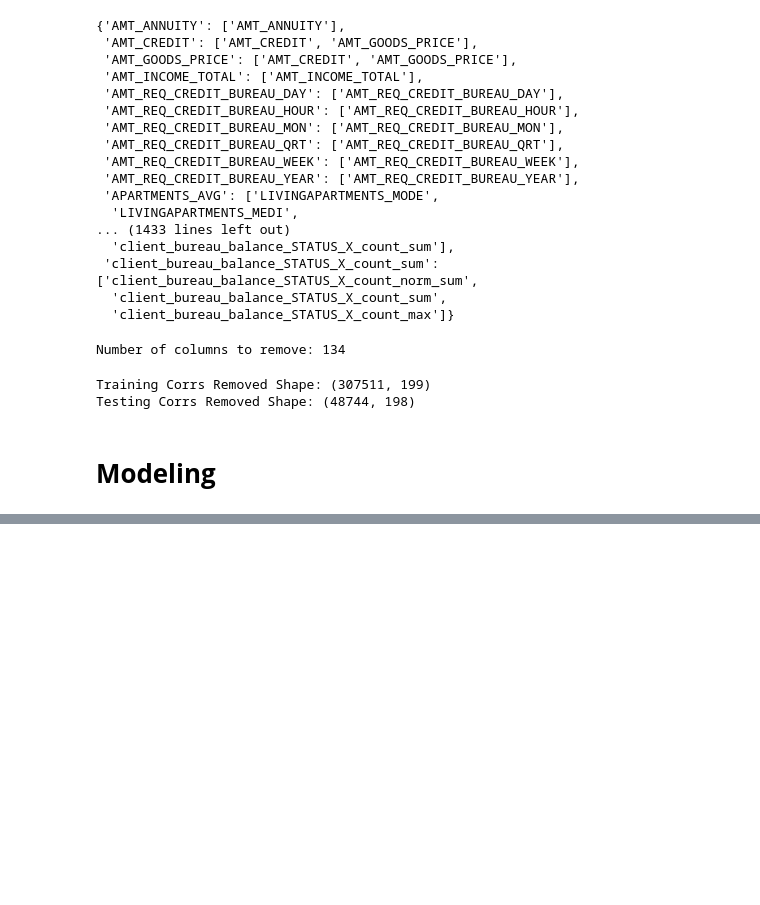
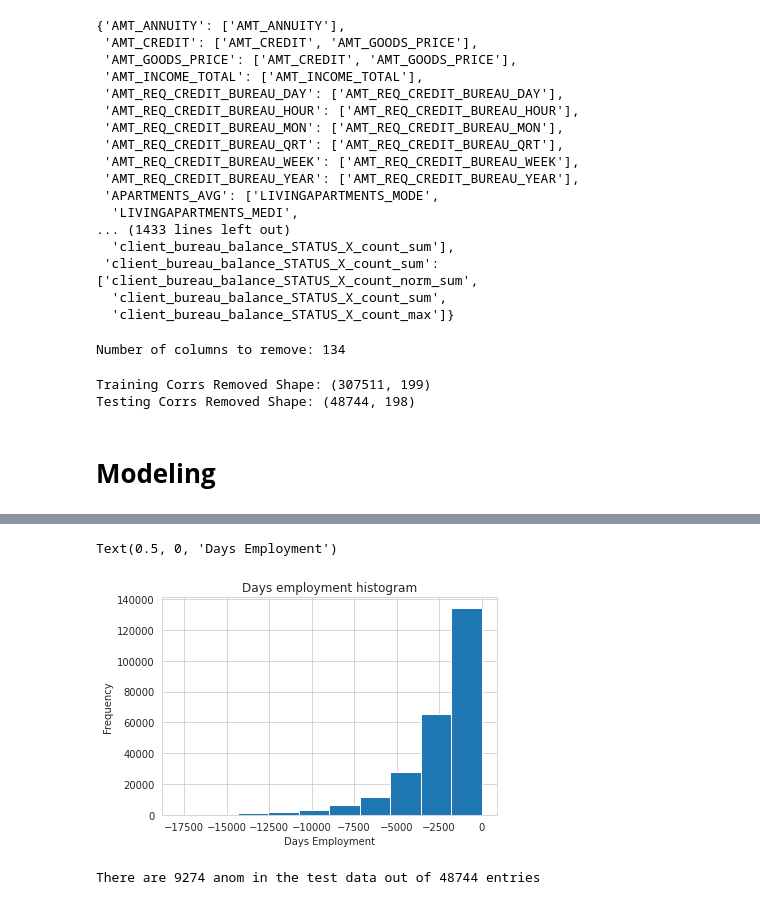
Before and after one commit to O-Kpy/Kaggle, a Jupyter notebook: HomeCredit_필사.ipynb, the cells around one changed output, grey strips where cells are left out. Drawn from its saved outputs; the diff is of its cells as text; code cells hidden in the pictures; blank space fills up the shorter version.

```diff
--- a/HomeCredit_필사.ipynb
+++ b/HomeCredit_필사.ipynb
@@ -1194,0 +1414,16 @@ submission, fi, metrics = model(train_control, test_control)
+# %%
+train['DAYS_EMPLOYED_ANOM'] = train['DAYS_EMPLOYED'] == 365243
+train['DAYS_EMPLOYED'].replace({365243:np.nan}, inplace=True)
+train['DAYS_EMPLOYED'].plot.hist(title = 'Days employment histogram')
+plt.xlabel('Days Employment')
+## 위의 DAYS_EMPLOYMENT에 이상값을 처리했더니 분포가 고루게 되어졌다.
+# %% [output]
+Text(0.5, 0, 'Days Employment')
+[figure, added]
+# %%
+test['DAYS_EMPLOYED_ANOM'] = test['DAYS_EMPLOYED'] == 365243
+test['DAYS_EMPLOYED'].replace({365243:np.nan}, inplace=True)
+
+print('There are %d anom in the test data out of %d entries' %(test['DAYS_EMPLOYED_ANOM'].sum(), len(test)))
+# %% [output]
+There are 9274 anom in the test data out of 48744 entries
```
Also changed, not shown: parts of 33 cells of this notebook.
